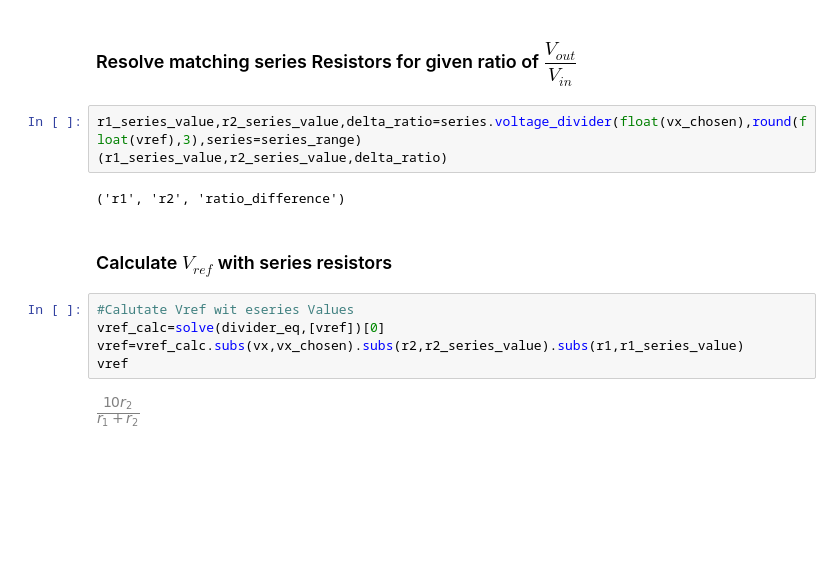
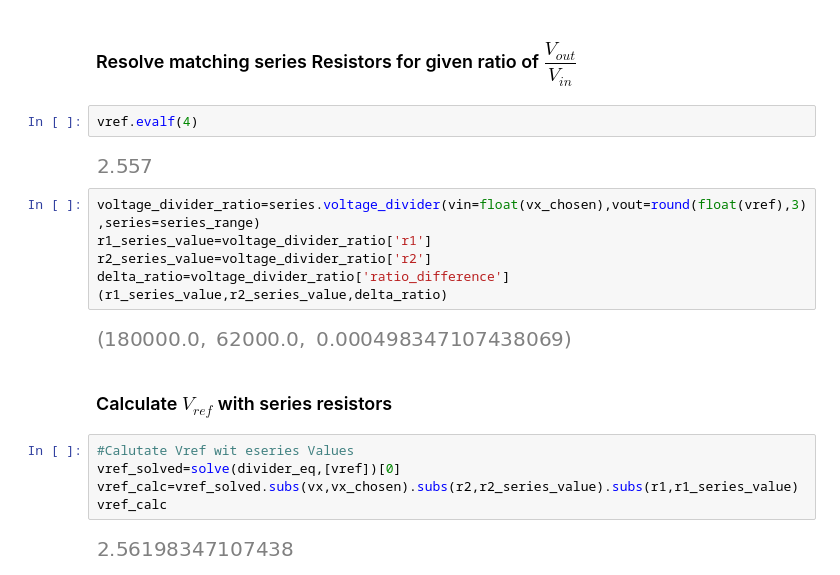
Before and after one commit to h-filzer/OpAmp-Notebooks, a Jupyter notebook: 03-voltage-divider.ipynb, the cells around one changed output. Saved outputs shown, nothing was run; the diff lists cells and outputs as text; blank space fills up the shorter version.

Commit message:
choose rf and rg based on given ratio

```diff
--- a/03-voltage-divider.ipynb
+++ b/03-voltage-divider.ipynb
@@ -45,17 +45,24 @@ divider_eq
 # %% [markdown]
 ### Resolve matching series Resistors for given ratio of $\dfrac{V_{out}}{V_{in}}$
+# %%
+vref.evalf(4)
+# %% [output]
+[figure, added]
 # %%
-r1_series_value,r2_series_value,delta_ratio=series.voltage_divider(float(vx_chosen),round(float(vref),3),series=series_range)
+voltage_divider_ratio=series.voltage_divider(vin=float(vx_chosen),vout=round(float(vref),3),series=series_range)
+r1_series_value=voltage_divider_ratio['r1']
+r2_series_value=voltage_divider_ratio['r2']
+delta_ratio=voltage_divider_ratio['ratio_difference']
 (r1_series_value,r2_series_value,delta_ratio)
 # %% [output]
-('r1', 'r2', 'ratio_difference')
+[figure, added]
 # %% [markdown]
 ### Calculate $V_{ref}$ with series resistors
 # %%
 #Calutate Vref wit eseries Values
-vref_calc=solve(divider_eq,[vref])[0]
-vref=vref_calc.subs(vx,vx_chosen).subs(r2,r2_series_value).subs(r1,r1_series_value)
-vref
+vref_solved=solve(divider_eq,[vref])[0]
+vref_calc=vref_solved.subs(vx,vx_chosen).subs(r2,r2_series_value).subs(r1,r1_series_value)
+vref_calc
 # %% [output]
-[figure, old version]
+[figure, new version]
 # %%
```
Also changed, not shown: parts of 5 cells of this notebook, 5 other files.
